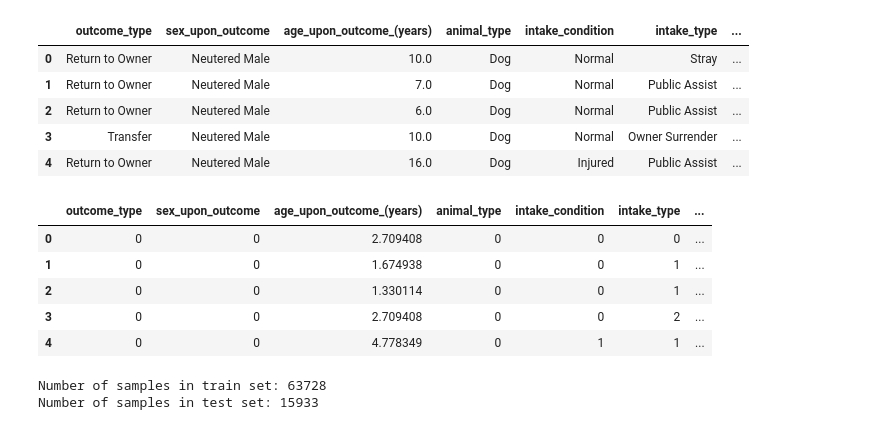
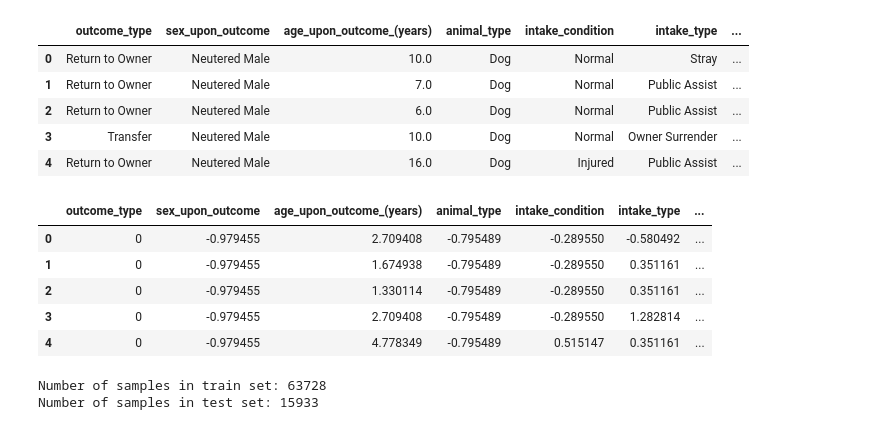
Before and after one commit to Zhang-XC/ADA2023, a Jupyter notebook: Exercises/07 - Learning from data - Applied machine learning/AppliedML.ipynb, the cells around one changed output. Cells and saved outputs as stored; diff of their text form; code cells hidden in the pictures.

```diff
--- a/Exercises/07 - Learning from data - Applied machine learning/AppliedML.ipynb
+++ b/Exercises/07 - Learning from data - Applied machine learning/AppliedML.ipynb
@@ -56,38 +56,45 @@ np.random.seed(seed)
 # preprocess data
 data = original_data.dropna(how='any', axis=0)
 
 adopted = data["outcome_type"]=="Adoption"
 data.loc[adopted, ["outcome_type"]] = 1
 data.loc[~adopted, ["outcome_type"]] = 0
 
 def encode(df, columns):
     df_encode = df.copy()
     mapping = []
     for column in columns:
         encode_column, uniques = pd.factorize(df_encode[column])
         df_encode[column] = encode_column
         mapping.append(uniques)
     return df_encode, mapping
 
 columns_encode = ['animal_type', 'intake_condition', 'intake_type', 'sex_upon_intake', 'sex_upon_outcome']
 data, mapping = encode(data, columns_encode)
+'''
+Alternatively, convert categorical columns into dummies using pd.get_dummies()
+'''
 
 def standardize(df, columns):
     df_std = df.copy()
     for column in columns:
         df_std[column] = (df_std[column] - df_std[column].mean()) / df_std[column].std()
     return df_std
 
 columns_std = ['intake_year', 'age_upon_intake_(years)', 'time_in_shelter_days', 'age_upon_outcome_(years)']
+'''
+Correction: standardize all feature columns
+'''
+columns_std = list(set(columns) - set(["outcome_type"]))
 data = standardize(data, columns_std)
 data.head()
 # %% [output]
 |  | outcome_type | sex_upon_outcome | age_upon_outcome_(years) | animal_type | intake_condition | intake_type | ... |
-| 0 | 0 | 0 | 2.709408 | 0 | 0 | 0 | ... |
-| 1 | 0 | 0 | 1.674938 | 0 | 0 | 1 | ... |
-| 2 | 0 | 0 | 1.330114 | 0 | 0 | 1 | ... |
-| 3 | 0 | 0 | 2.709408 | 0 | 0 | 2 | ... |
-| 4 | 0 | 0 | 4.778349 | 0 | 1 | 1 | ... |
+| 0 | 0 | -0.979455 | 2.709408 | -0.795489 | -0.289550 | -0.580492 | ... |
+| 1 | 0 | -0.979455 | 1.674938 | -0.795489 | -0.289550 | 0.351161 | ... |
+| 2 | 0 | -0.979455 | 1.330114 | -0.795489 | -0.289550 | 0.351161 | ... |
+| 3 | 0 | -0.979455 | 2.709408 | -0.795489 | -0.289550 | 1.282814 | ... |
+| 4 | 0 | -0.979455 | 4.778349 | -0.795489 | 0.515147 | 0.351161 | ... |
 # %%
 # train-test split
 train_size = int(0.8 * len(data))
```
Also changed, not shown: parts of 3 cells of this notebook.
